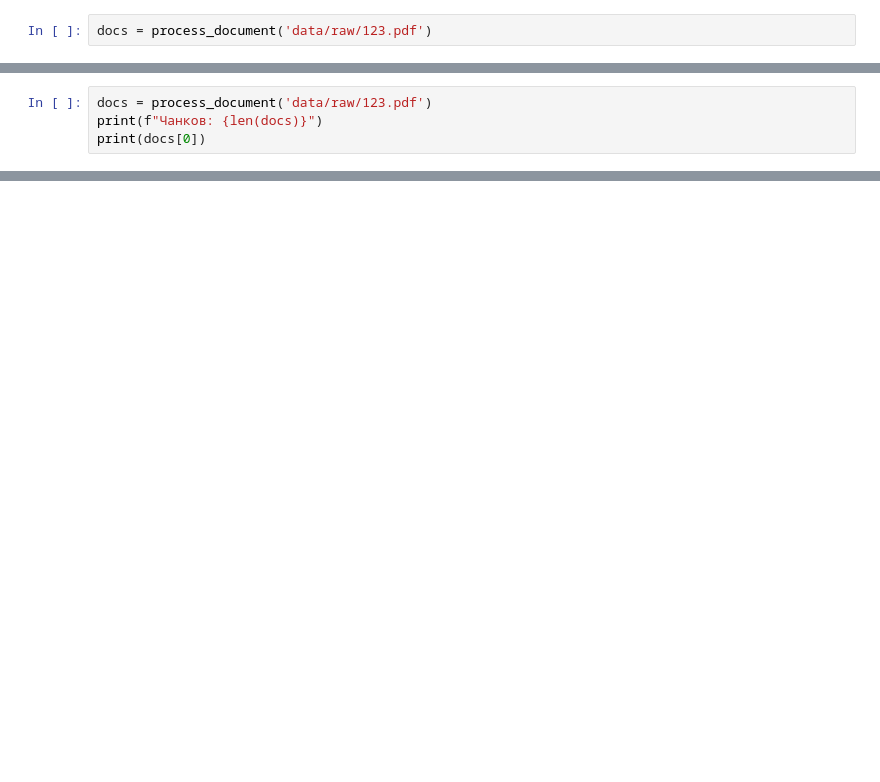
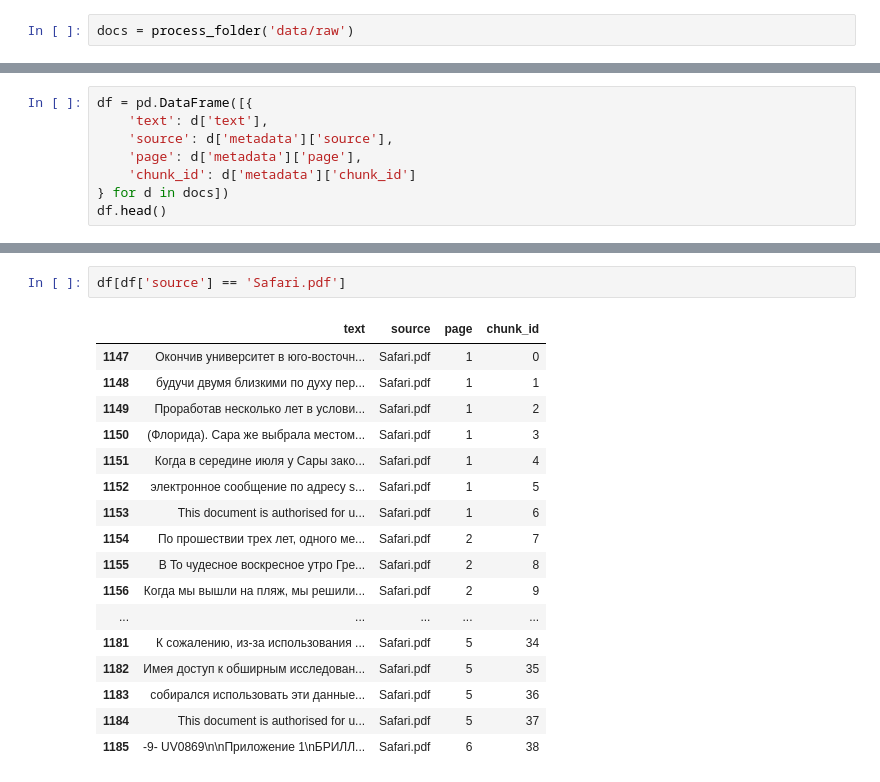
Before and after one commit to Mmkdstaz/ds_projects, a Jupyter notebook: rag_project/notebooks/main.ipynb, the cells around one changed output, grey strips where cells are left out. Cells and saved outputs as stored; diff of their text form; blank space fills up the shorter version.

```diff
--- a/rag_project/notebooks/main.ipynb
+++ b/rag_project/notebooks/main.ipynb
@@ -20,2 +11,2 @@ print(f"Размер файла: {size_mb:.1f} МБ")
 # %%
-docs = process_document('data/raw/123.pdf')
+docs = process_folder('data/raw')
@@ -26,4 +12,0 @@ len(docs)
-# %%
-docs = process_document('data/raw/123.pdf')
-print(f"Чанков: {len(docs)}")
-print(docs[0])
@@ -37,0 +13,8 @@ docs[-1]
+# %%
+df = pd.DataFrame([{
+    'text': d['text'],
+    'source': d['metadata']['source'],
+    'page': d['metadata']['page'],
+    'chunk_id': d['metadata']['chunk_id']
+} for d in docs])
+df.head()
@@ -37,0 +28,20 @@ docs[-1]
+# %%
+df[df['source'] == 'Safari.pdf']
+# %% [output]
+|  | text | source | page | chunk_id |
+| 1147 | Окончив университет в юго-восточн... | Safari.pdf | 1 | 0 |
+| 1148 | будучи двумя близкими по духу пер... | Safari.pdf | 1 | 1 |
+| 1149 | Проработав несколько лет в услови... | Safari.pdf | 1 | 2 |
+| 1150 | (Флорида). Сара же выбрала местом... | Safari.pdf | 1 | 3 |
+| 1151 | Когда в середине июля у Сары зако... | Safari.pdf | 1 | 4 |
+| 1152 | электронное сообщение по адресу s... | Safari.pdf | 1 | 5 |
+| 1153 | This document is authorised for u... | Safari.pdf | 1 | 6 |
+| 1154 | По прошествии трех лет, одного ме... | Safari.pdf | 2 | 7 |
+| 1155 | В To чудесное воскресное утро Гре... | Safari.pdf | 2 | 8 |
+| 1156 | Когда мы вышли на пляж, мы решили... | Safari.pdf | 2 | 9 |
+| ... | ... | ... | ... | ... |
+| 1181 | К сожалению, из-за использования ... | Safari.pdf | 5 | 34 |
+| 1182 | Имея доступ к обширным исследован... | Safari.pdf | 5 | 35 |
+| 1183 | собирался использовать эти данные... | Safari.pdf | 5 | 36 |
+| 1184 | This document is authorised for u... | Safari.pdf | 5 | 37 |
+| 1185 | -9- UV0869\n\nПриложение 1\nБРИЛЛ... | Safari.pdf | 6 | 38 |
```
Also changed, not shown: parts of 7 cells of this notebook.
